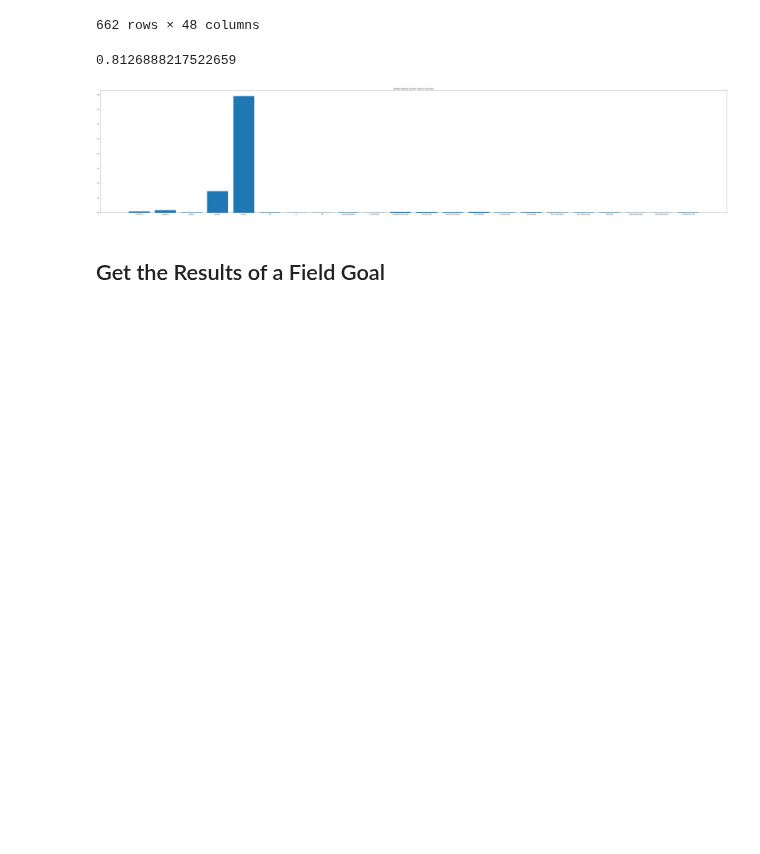
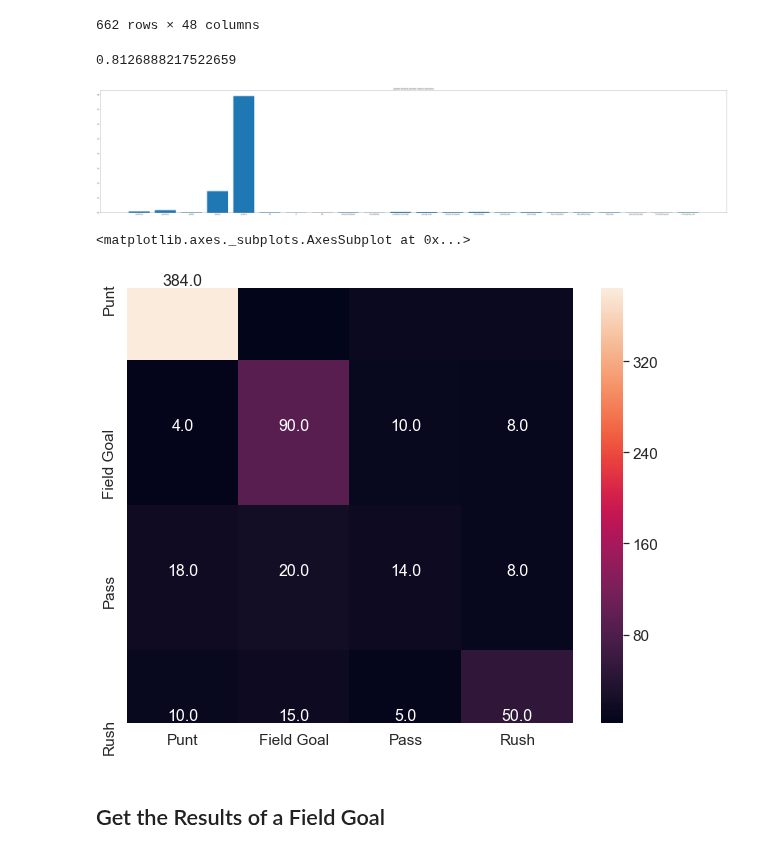
Before and after one commit to nwiatrek/cfb-ml, a Jupyter notebook: 4th down prediction.ipynb, the cells around one changed output. Drawn from its saved outputs; the diff is of its cells as text; code cells hidden in the pictures; blank space fills up the shorter version.

```diff
--- a/4th down prediction.ipynb
+++ b/4th down prediction.ipynb
@@ -179,6 +194,18 @@ plt.show()
 import pickle
 filename = 'models/4th_down_classifier.sav'
 pickle.dump(clf, open(filename, 'wb'))
+# %%
+confusion_matrix = metrics.confusion_matrix(test_labels, clf.predict(test_features))
+# %%
+import seaborn as sns
+plt.figure(figsize = (10,8))
+# fig, ax = plt.subplots(1,1,figsize=(20,20))
+sns.set(font_scale=1.4)#for label size
+sns.heatmap(confusion_matrix, annot=True,annot_kws={"size": 16, "ha": 'center',"va": 'bottom'}, fmt=".1f",
+            xticklabels=['Punt', 'Field Goal', 'Pass', 'Rush'], yticklabels=['Punt', 'Field Goal', 'Pass', 'Rush'])# font size
+# %% [output]
+<matplotlib.axes._subplots.AxesSubplot at 0x...>
+[figure, added]
 # %% [markdown]
 ## Get the Results of a Field Goal
 # %%
```
Also changed, not shown: parts of 5 cells of this notebook, 1 other file.
